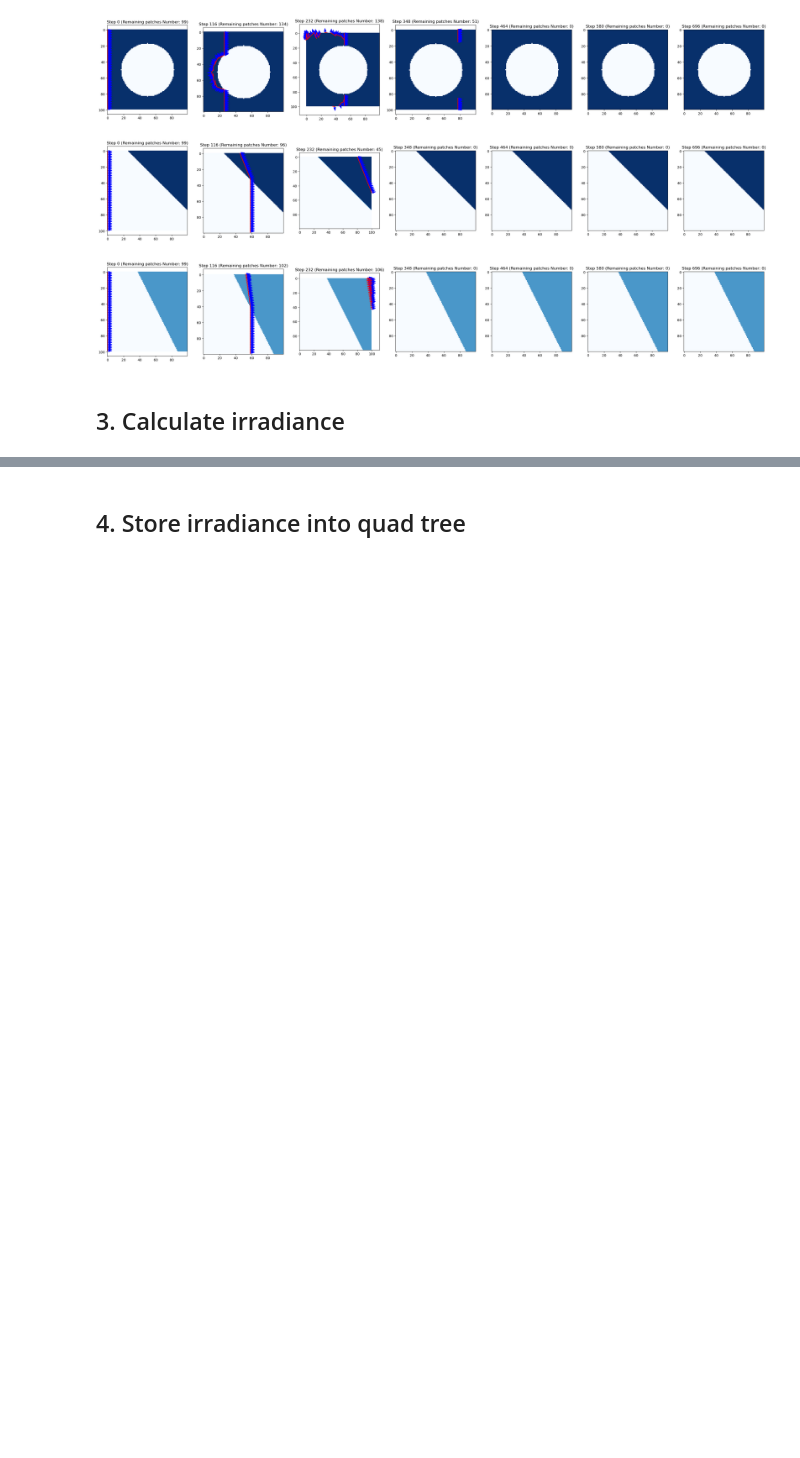
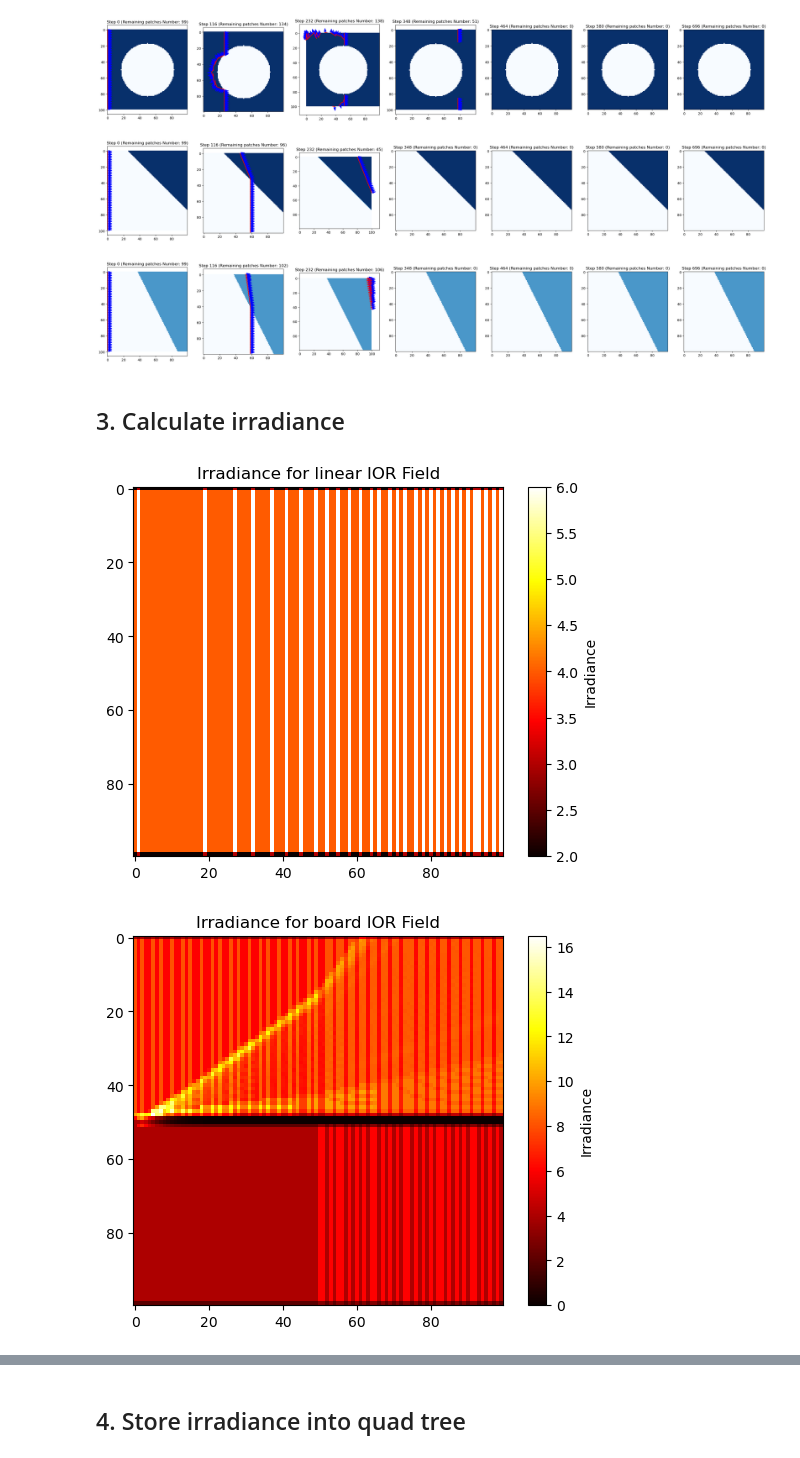
Before and after one commit to swirling-wind/demo-eikonal, a Jupyter notebook: wavefront_propagation.ipynb, the cells around one changed output, grey strips where cells are left out. Saved outputs shown, nothing was run; the diff lists cells and outputs as text; code cells hidden in the pictures; blank space fills up the shorter version.

```diff
--- a/wavefront_propagation.ipynb
+++ b/wavefront_propagation.ipynb
@@ -317,22 +256,39 @@ for key, value in ior_field_dict.items():
 # %% [markdown]
 ## 3. Calculate irradiance
 # %%
-def compute_simple_irradiance(wavefront_pos_list, field_size):
+def compute_simple_irradiance_patch(wavefront_patch_list: list[list[Patch]], field_size: int) -> np.ndarray:
     irradiance = np.zeros((field_size, field_size))
-    for pos_list in wavefront_pos_list:
-        for x, y in pos_list:
-            if 0 <= int(y) < field_size and 0 <= int(x) < field_size:
-                irradiance[int(y), int(x)] += 1
+    for patch_list in wavefront_patch_list:
+        for patch in patch_list:
+            start_x, start_y = patch.start_pos
+            end_x, end_y = patch.end_pos
+
+            # Compute the bounding box of the patch
+            min_x, max_x = min(start_x, end_x), max(start_x, end_x)
+            min_y, max_y = min(start_y, end_y), max(start_y, end_y)
+
+            # Compute the range of pixels affected by the patch
+            x_range = range(max(0, int(min_x)), min(field_size, int(max_x) + 1))
+            y_range = range(max(0, int(min_y)), min(field_size, int(max_y) + 1))
+
+            # Update the irradiance for the affected pixels
+            for y in y_range:
+                for x in x_range:
+                    irradiance[y, x] += patch.energy
 
     return irradiance
 
 def visualize_irradiance(irradiance, title):
     plt.figure()
     plt.imshow(irradiance, cmap='hot', interpolation='nearest')
     plt.colorbar(label='Irradiance')
     plt.title(title)
     plt.show()
 
+
 for key, value in ior_field_dict.items():
-    value['irradiance'] = compute_simple_irradiance(value['pos'], field_size)
-    visualize_irradiance(value['irradiance'], f'Simple Irradiance for {key}')
+    value['irradiance'] = compute_simple_irradiance_patch(value['patches_list'], field_size)
+    visualize_irradiance(value['irradiance'], f'Irradiance for {key} IOR Field')
+# %% [output]
+[figure, added]
+[figure, added]
```
Also changed, not shown: parts of 5 cells of this notebook.
